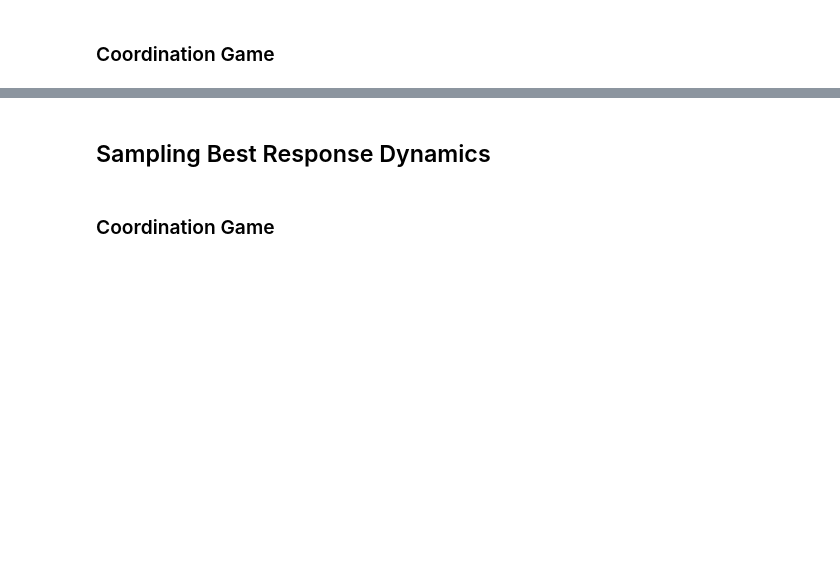
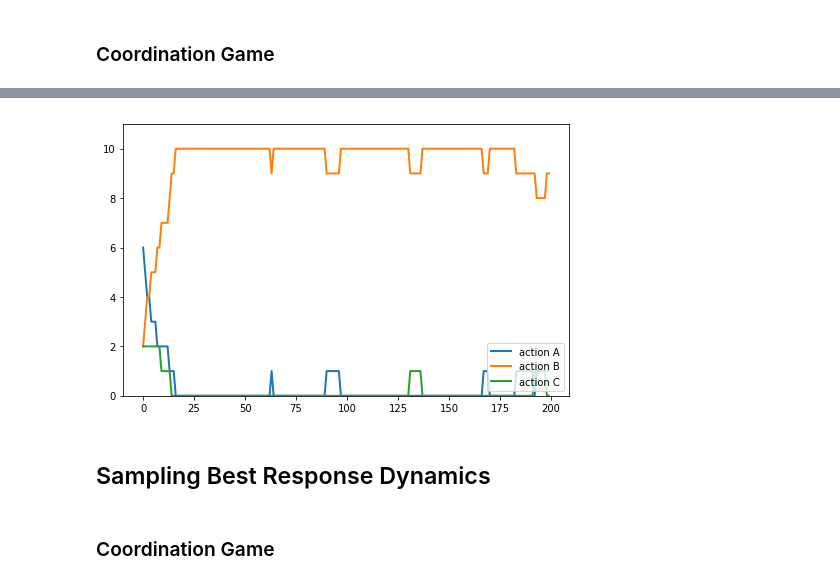
Before and after one commit to Yuya-Furusawa/game_theory_models, a Jupyter notebook: BestResponseDynamics_Python.ipynb, the cells around one changed output, grey strips where cells are left out. Drawn from its saved outputs; the diff is of its cells as text; code cells hidden in the pictures; blank space fills up the shorter version.

```diff
--- a/BestResponseDynamics_Python.ipynb
+++ b/BestResponseDynamics_Python.ipynb
@@ -53,3 +94,10 @@ plt.show()
+# %%
+kmr_young = KMR(young_game_matrix, N=N)
+# %%
+m = 2
+plot_graph(kmr_young, ts_length, [N-2*m, m, m])
+# %% [output]
+[figure, added]
 # %% [markdown]
 ## Sampling Best Response Dynamics
 # %% [markdown]
```
Also changed, not shown: parts of 29 cells of this notebook.
